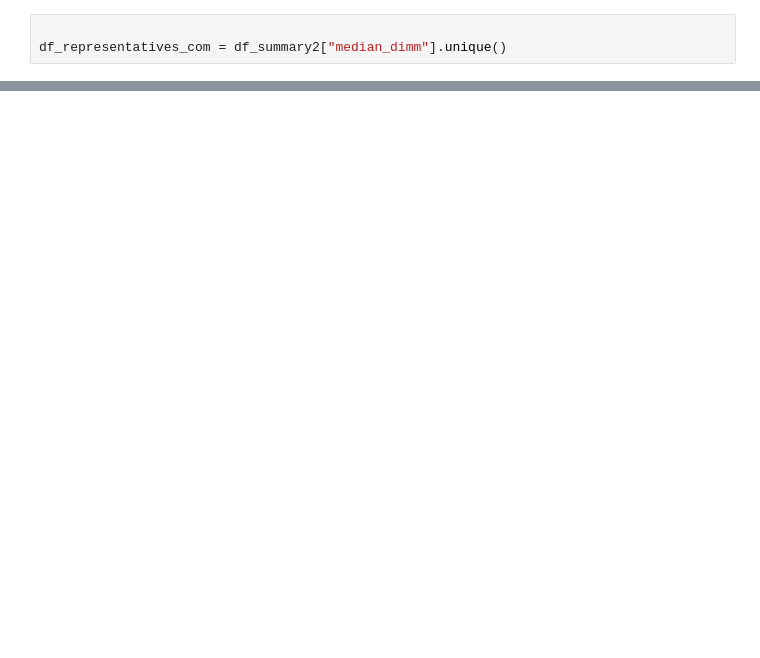
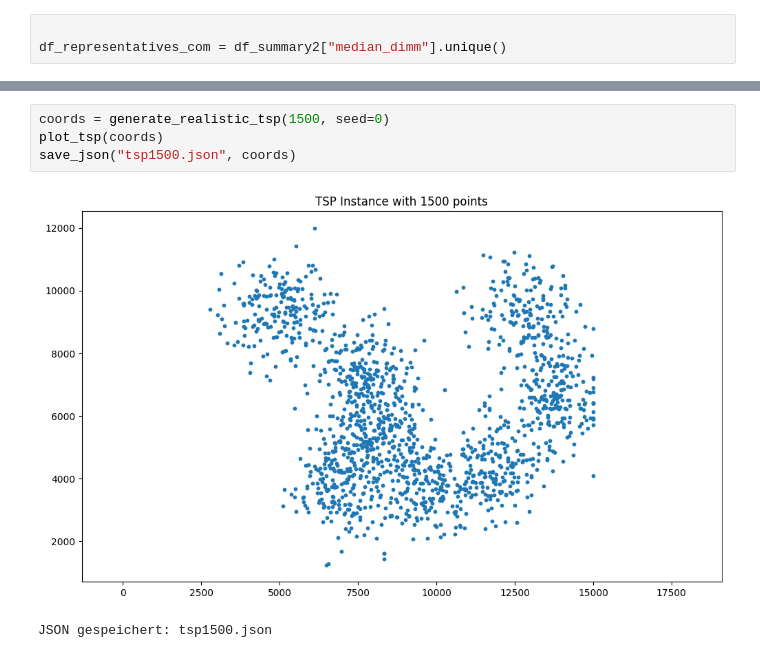
Before and after one commit to Linelle-7/TSP-Benchmark-Analysis, a Jupyter notebook: DatenAnalyse_fuer_TSP.ipynb, the cells around one changed output, grey strips where cells are left out. Saved outputs shown, nothing was run; the diff lists cells and outputs as text; blank space fills up the shorter version.

```diff
--- a/DatenAnalyse_fuer_TSP.ipynb
+++ b/DatenAnalyse_fuer_TSP.ipynb
@@ -862,0 +979,7 @@ df_representatives_com = df_summary2["median_dimm"].unique()
+# %%
+coords = generate_realistic_tsp(1500, seed=0)
+plot_tsp(coords)
+save_json("tsp1500.json", coords)
+# %% [output]
+[figure, added]
+JSON gespeichert: tsp1500.json
```
Also changed, not shown: parts of 7 cells of this notebook, 1 other file.
